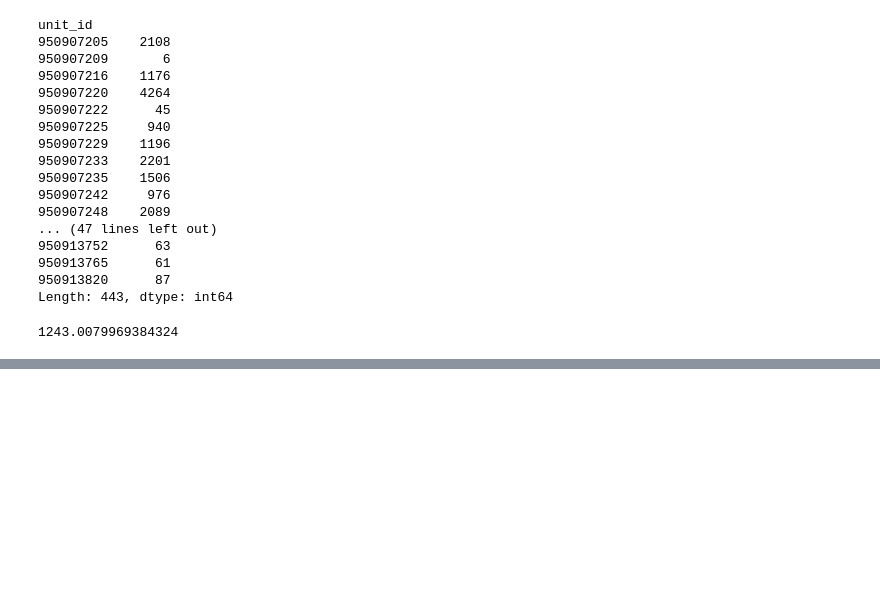
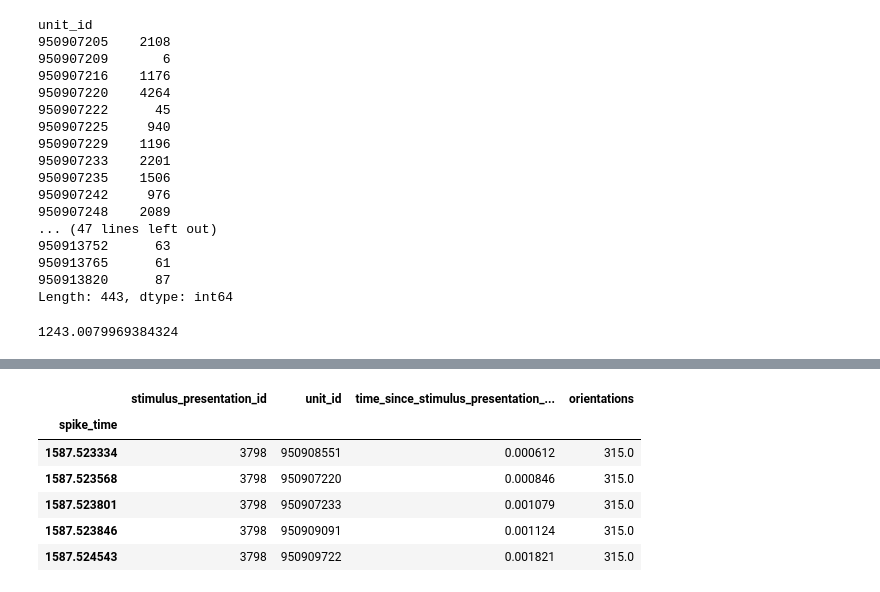
Before and after one commit to ViniciusLima94/allen-dataset, a Jupyter notebook: notebooks/1. Exploring the dataset.ipynb, the cells around one changed output, grey strips where cells are left out. Cells and saved outputs as stored; diff of their text form; code cells hidden in the pictures; blank space fills up the shorter version.

```diff
--- a/notebooks/1. Exploring the dataset.ipynb
+++ b/notebooks/1. Exploring the dataset.ipynb
@@ -392,0 +500,4 @@ times.groupby(['unit_id']).apply(len).values.std() / np.sqrt(len(times.groupby([
+# %%
+    times = session.presentationwise_spike_times(
+            stimulus_presentation_ids=3798,
+            unit_ids=session.units.index.values)
@@ -392,0 +527,10 @@ times.groupby(['unit_id']).apply(len).values.std() / np.sqrt(len(times.groupby([
+# %%
+times.head()
+# %% [output]
+|  | stimulus_presentation_id | unit_id | time_since_stimulus_presentation_... | orientations |
+| spike_time |  |  |  |  |
+| 1587.523334 | 3798 | 950908551 | 0.000612 | 315.0 |
+| 1587.523568 | 3798 | 950907220 | 0.000846 | 315.0 |
+| 1587.523801 | 3798 | 950907233 | 0.001079 | 315.0 |
+| 1587.523846 | 3798 | 950909091 | 0.001124 | 315.0 |
+| 1587.524543 | 3798 | 950909722 | 0.001821 | 315.0 |
```
Also changed, not shown: parts of 51 cells of this notebook.
